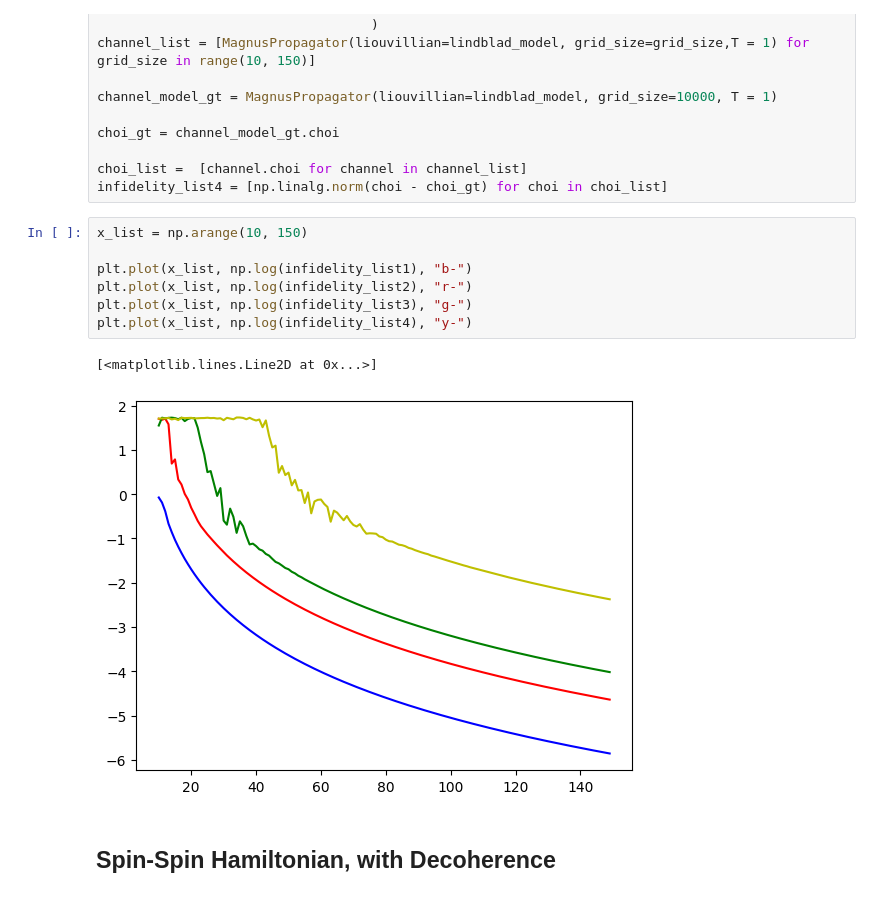
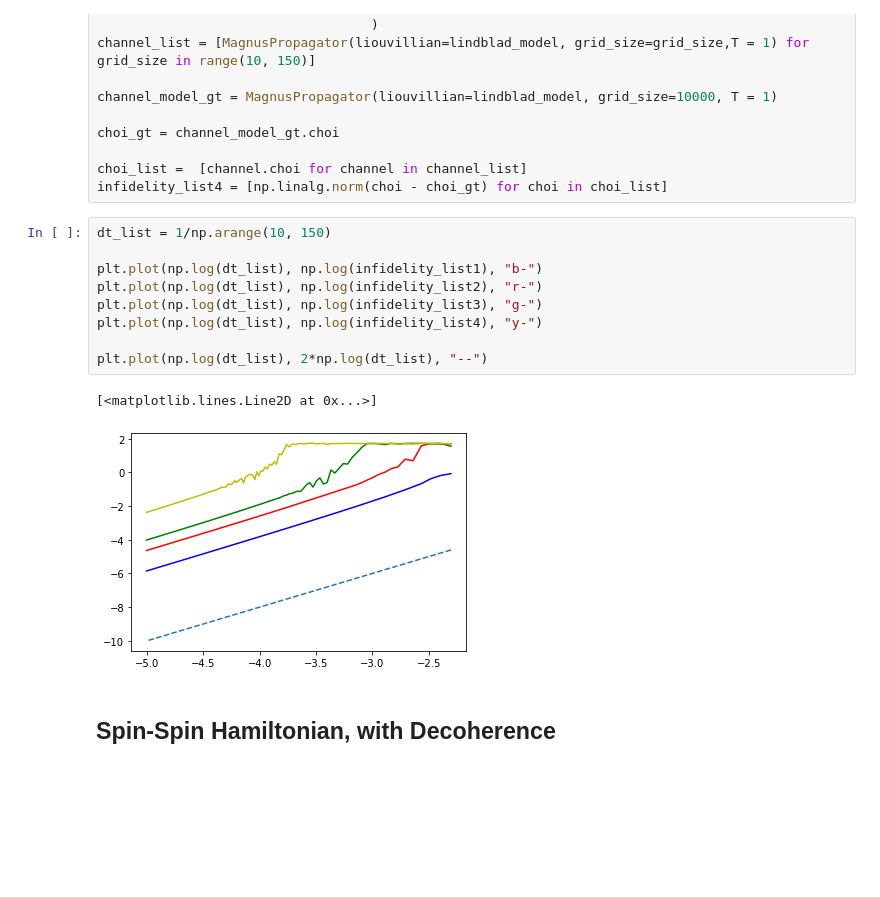
Before and after one commit to KristianWold/experimental-quantum-spectrum, a Jupyter notebook: notebooks/time_continous_liouvillian_optim/benchmarks/Precision Benchmark.ipynb, the cells around one changed output. Drawn from its saved outputs; the diff is of its cells as text; blank space fills up the shorter version.

```diff
--- a/notebooks/time_continous_liouvillian_optim/benchmarks/Precision Benchmark.ipynb
+++ b/notebooks/time_continous_liouvillian_optim/benchmarks/Precision Benchmark.ipynb
@@ -125,15 +125,17 @@ choi_gt = channel_model_gt.choi
 choi_list =  [channel.choi for channel in channel_list]
 infidelity_list4 = [np.linalg.norm(choi - choi_gt) for choi in choi_list]
 # %%
-x_list = np.arange(10, 150)
+dt_list = 1/np.arange(10, 150)
 
-plt.plot(x_list, np.log(infidelity_list1), "b-")
-plt.plot(x_list, np.log(infidelity_list2), "r-")
-plt.plot(x_list, np.log(infidelity_list3), "g-")
-plt.plot(x_list, np.log(infidelity_list4), "y-")
+plt.plot(np.log(dt_list), np.log(infidelity_list1), "b-")
+plt.plot(np.log(dt_list), np.log(infidelity_list2), "r-")
+plt.plot(np.log(dt_list), np.log(infidelity_list3), "g-")
+plt.plot(np.log(dt_list), np.log(infidelity_list4), "y-")
+
+plt.plot(np.log(dt_list), 2*np.log(dt_list), "--")
 # %% [output]
 [<matplotlib.lines.Line2D at 0x...>]
-[figure, old version]
+[figure, new version]
 # %% [markdown]
 ## Spin-Spin Hamiltonian, with Decoherence
 # %%
```
Also changed, not shown: 26 other files.
